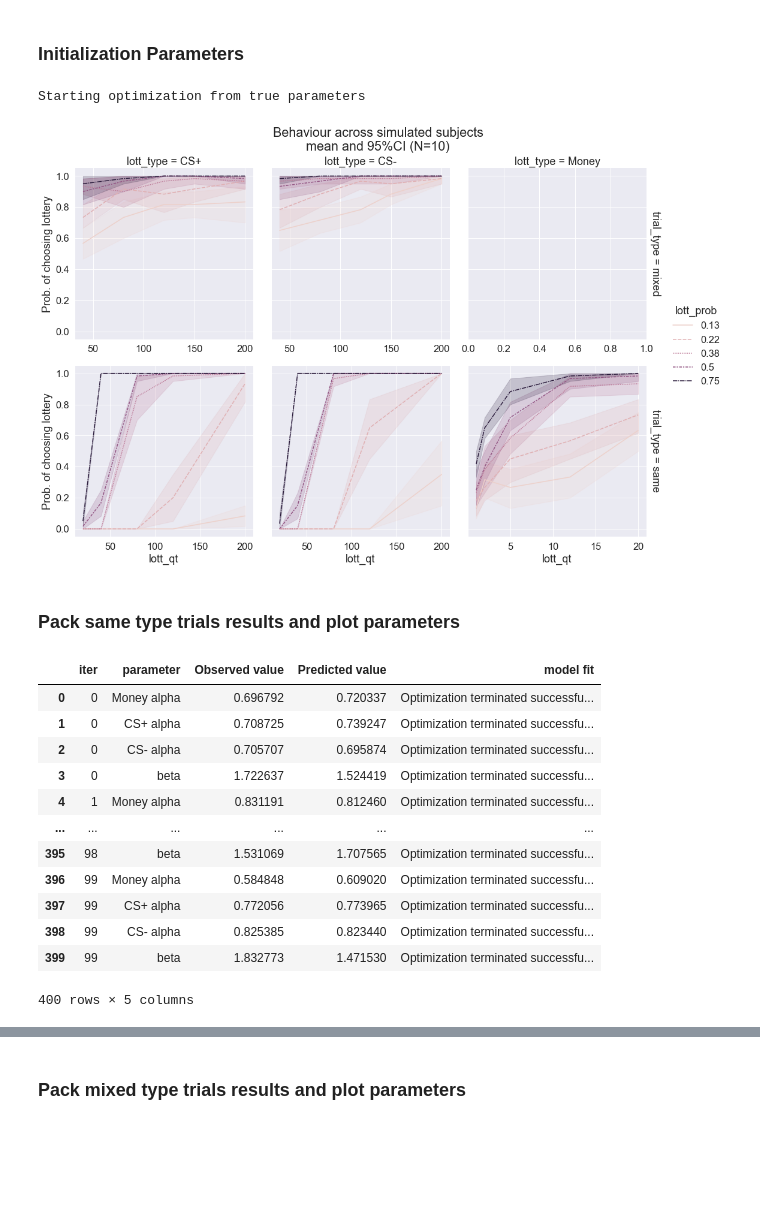
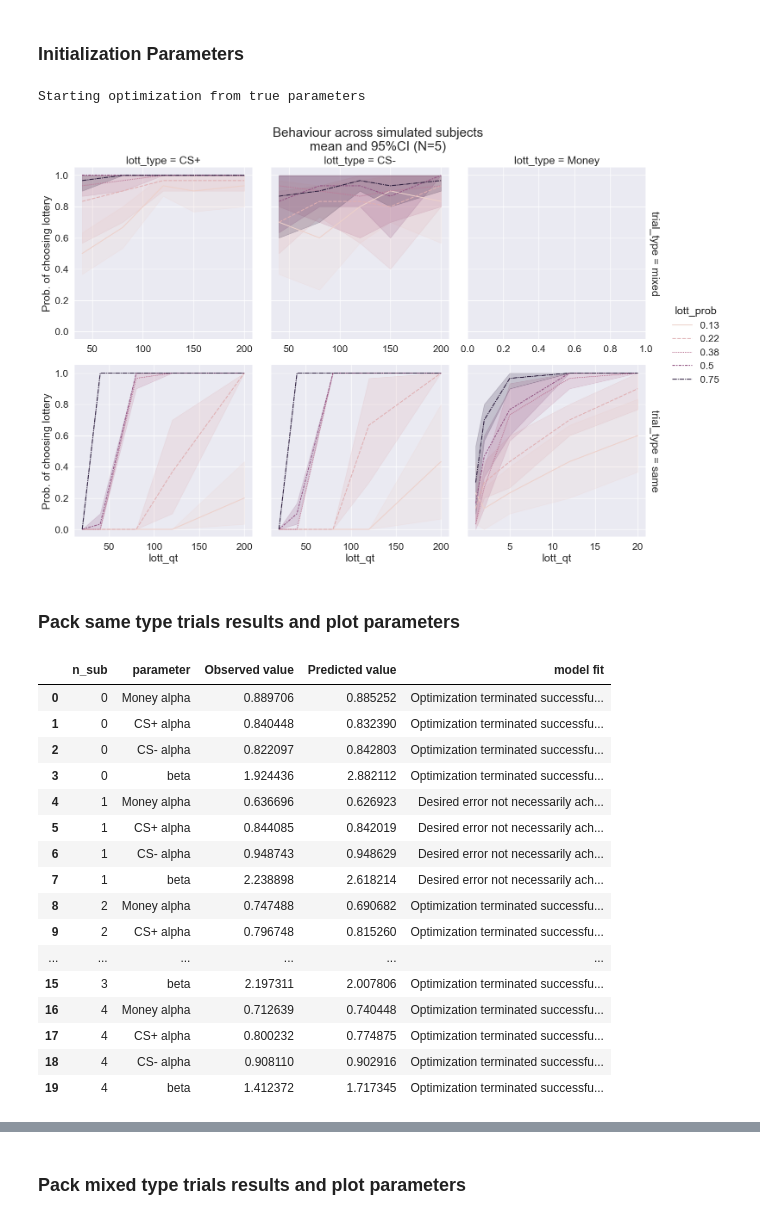
Before and after one commit to ffviana/nutreconDrive, a Jupyter notebook: 3. Analysis/nutrecon_simulation.ipynb, the cells around one changed output, grey strips where cells are left out. Drawn from its saved outputs; the diff is of its cells as text; code cells hidden in the pictures; blank space fills up the shorter version.

```diff
--- a/3. Analysis/nutrecon_simulation.ipynb
+++ b/3. Analysis/nutrecon_simulation.ipynb
@@ -754,7 +1616,7 @@ x0_6params = (alphaMoney0, alphaCplus0, alphaCminus0,
 # %%
 # INPUTS
 allTrials_df = allTrials_df.copy()
-N_subs = 10
+N_subs = 5
 x0 = x0_6params
 #                         (mean, sd)
 mean_std_st_money_alpha = (0.7, 0.1)
@@ -784,49 +1646,53 @@ output = 'long_flags'
                                     output = 'long_flags')
 # %% [output]
 Starting optimization from true parameters
-[figure, old version]
+[figure, new version]
 # %% [markdown]
 ### Pack same type trials results and plot parameters
 # %%
 st_success_df = pd.DataFrame(st_flags, columns = ['model fit'])
 st_success_df.index.name = 'n_sub'
 
 if x0 == x0_6params:
     st_params_colNames = ['Money alpha', 'CS+ alpha', 'CS- alpha',
                       'beta']
 else:
     st_params_colNames = ['Money alpha', 'CS+ alpha', 'CS- alpha',
                       'Money beta', 'CS+ ST beta', 'CS- ST beta']
 
 
 st_params_df = pd.DataFrame(st_pars).T
 st_params_df.columns= st_params_colNames
 st_params_df.index.name = 'n_sub'
 st_params_df = st_params_df.reset_index().melt(id_vars = 'n_sub', var_name = 'parameter', value_name = 'Observed value')
 
 
 st_estParams_df = pd.DataFrame(st_estPars).T
 st_estParams_df.columns= st_params_colNames
-st_estParams_df.index.name = 'iter'
+st_estParams_df.index.name = 'n_sub'
 st_estParams_df = st_estParams_df.reset_index().melt(id_vars = 'n_sub', var_name = 'parameter', value_name = 'Predicted value')
 
 st_po_df = st_params_df.merge(st_estParams_df, on= ['n_sub','parameter'])
 st_po_df = st_po_df.merge(st_success_df.reset_index(),on='n_sub')
 st_po_df
 # %% [output]
-|  | iter | parameter | Observed value | Predicted value | model fit |
-| 0 | 0 | Money alpha | 0.696792 | 0.720337 | Optimization terminated successfu... |
-| 1 | 0 | CS+ alpha | 0.708725 | 0.739247 | Optimization terminated successfu... |
-| 2 | 0 | CS- alpha | 0.705707 | 0.695874 | Optimization terminated successfu... |
-| 3 | 0 | beta | 1.722637 | 1.524419 | Optimization terminated successfu... |
-| 4 | 1 | Money alpha | 0.831191 | 0.812460 | Optimization terminated successfu... |
+|  | n_sub | parameter | Observed value | Predicted value | model fit |
+| 0 | 0 | Money alpha | 0.889706 | 0.885252 | Optimization terminated successfu... |
+| 1 | 0 | CS+ alpha | 0.840448 | 0.832390 | Optimization terminated successfu... |
+| 2 | 0 | CS- alpha | 0.822097 | 0.842803 | Optimization terminated successfu... |
+| 3 | 0 | beta | 1.924436 | 2.882112 | Optimization terminated successfu... |
+| 4 | 1 | Money alpha | 0.636696 | 0.626923 | Desired error not necessarily ach... |
+| 5 | 1 | CS+ alpha | 0.844085 | 0.842019 | Desired error not necessarily ach... |
+| 6 | 1 | CS- alpha | 0.948743 | 0.948629 | Desired error not necessarily ach... |
+| 7 | 1 | beta | 2.238898 | 2.618214 | Desired error not necessarily ach... |
+| 8 | 2 | Money alpha | 0.747488 | 0.690682 | Optimization terminated successfu... |
+| 9 | 2 | CS+ alpha | 0.796748 | 0.815260 | Optimization terminated successfu... |
 | ... | ... | ... | ... | ... | ... |
-| 395 | 98 | beta | 1.531069 | 1.707565 | Optimization terminated successfu... |
-| 396 | 99 | Money alpha | 0.584848 | 0.609020 | Optimization terminated successfu... |
-| 397 | 99 | CS+ alpha | 0.772056 | 0.773965 | Optimization terminated successfu... |
-| 398 | 99 | CS- alpha | 0.825385 | 0.823440 | Optimization terminated successfu... |
-| 399 | 99 | beta | 1.832773 | 1.471530 | Optimization terminated successfu... |
+| 15 | 3 | beta | 2.197311 | 2.007806 | Optimization terminated successfu... |
+| 16 | 4 | Money alpha | 0.712639 | 0.740448 | Optimization terminated successfu... |
+| 17 | 4 | CS+ alpha | 0.800232 | 0.774875 | Optimization terminated successfu... |
+| 18 | 4 | CS- alpha | 0.908110 | 0.902916 | Optimization terminated successfu... |
+| 19 | 4 | beta | 1.412372 | 1.717345 | Optimization terminated successfu... |
-400 rows × 5 columns
 # %%
 print(st_po_df['model fit'].unique())
 st_pars_minMax = st_po_df[['parameter', 'Observed value']].groupby('parameter').describe().droplevel(0,axis = 1)[['min','max']].reindex(st_params_colNames)
```
Also changed, not shown: parts of 42 cells of this notebook, 2 other files.
